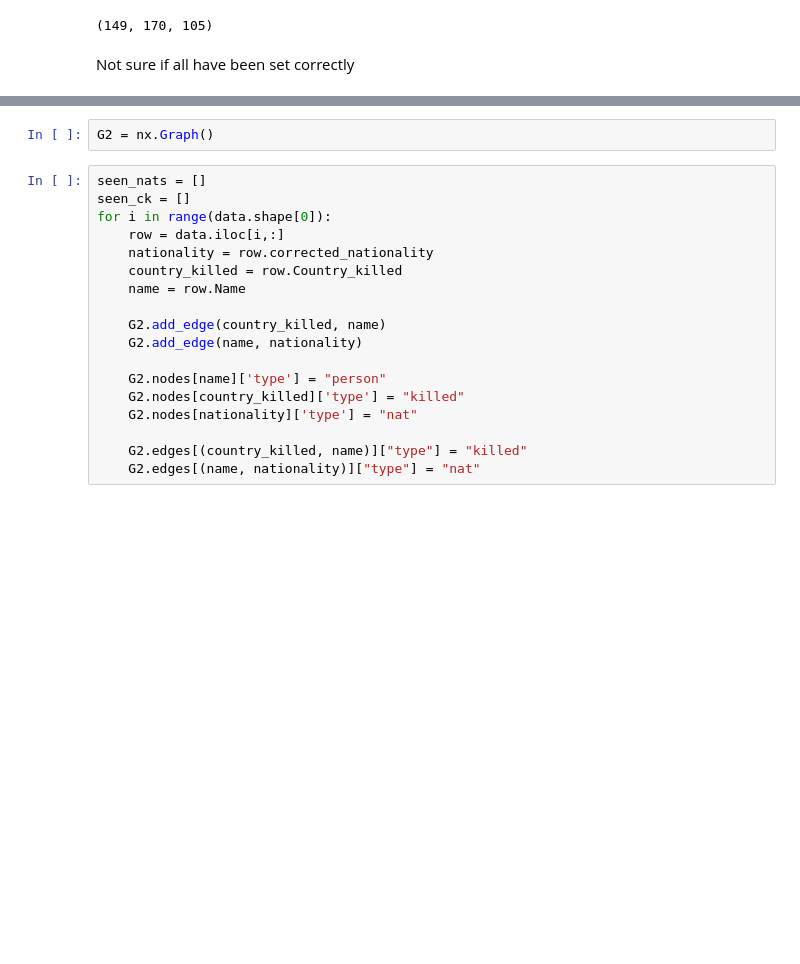
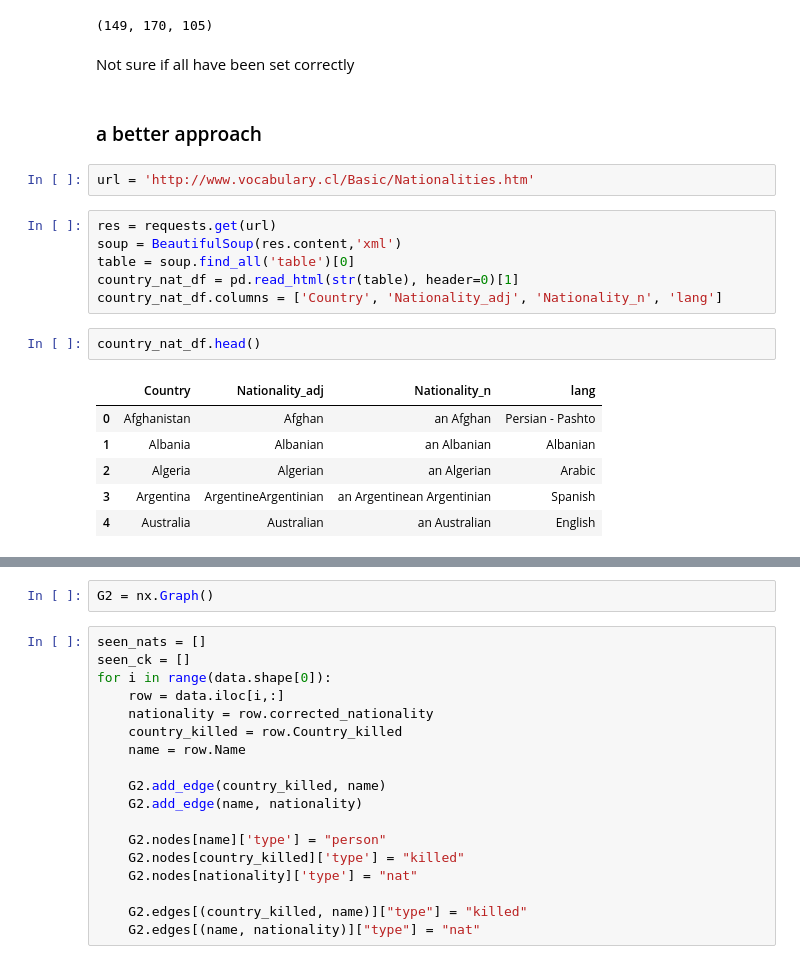
Before and after one commit to seashiva94/data_viz_project, a Jupyter notebook: cpj_eda.ipynb, the cells around one changed output, grey strips where cells are left out. Drawn from its saved outputs; the diff is of its cells as text; blank space fills up the shorter version.

```diff
--- a/cpj_eda.ipynb
+++ b/cpj_eda.ipynb
@@ -1063,3 +1065,22 @@ len(set(data.corrected_nationality) ), len(set(data.Nationality)), len(set(data.
 (149, 170, 105)
 # %% [markdown]
 Not sure if all have been set correctly
+# %% [markdown]
+### a better approach
+# %%
+url = 'http://www.vocabulary.cl/Basic/Nationalities.htm'
+# %%
+res = requests.get(url)
+soup = BeautifulSoup(res.content,'xml')
+table = soup.find_all('table')[0]
+country_nat_df = pd.read_html(str(table), header=0)[1]
+country_nat_df.columns = ['Country', 'Nationality_adj', 'Nationality_n', 'lang']
+# %%
+country_nat_df.head()
+# %% [output]
+|  | Country | Nationality_adj | Nationality_n | lang |
+| 0 | Afghanistan | Afghan | an Afghan | Persian - Pashto |
+| 1 | Albania | Albanian | an Albanian | Albanian |
+| 2 | Algeria | Algerian | an Algerian | Arabic |
+| 3 | Argentina | ArgentineArgentinian | an Argentinean Argentinian | Spanish |
+| 4 | Australia | Australian | an Australian | English |
```
Also changed, not shown: parts of 7 cells of this notebook.
